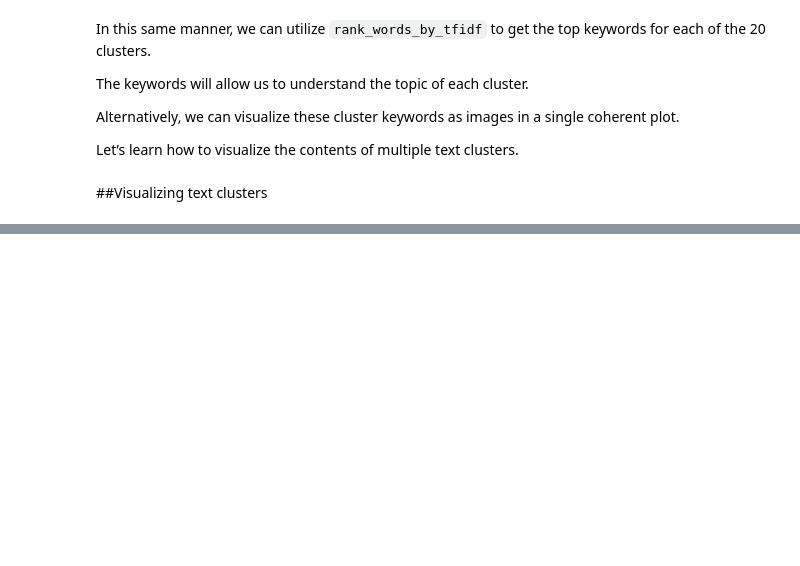
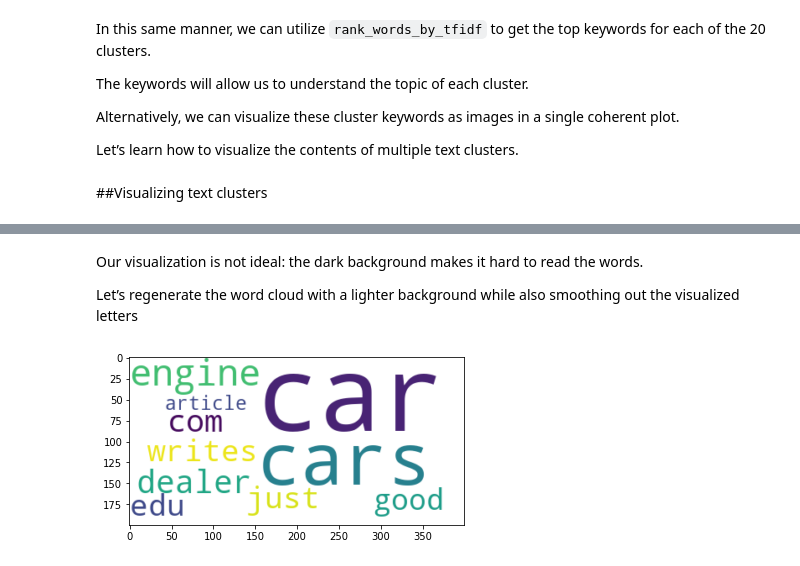
Before and after one commit to rahiakela/data-science-research-and-practice, a Jupyter notebook: data-science-bookcamp/case-study-4--job-resume-improvement/03_large_text_analysis_using_clustering.ipynb, the cells around one changed output, grey strips where cells are left out. Drawn from its saved outputs; the diff is of its cells as text; code cells hidden in the pictures; blank space fills up the shorter version.

```diff
--- a/data-science-bookcamp/case-study-4--job-resume-improvement/03_large_text_analysis_using_clustering.ipynb
+++ b/data-science-bookcamp/case-study-4--job-resume-improvement/03_large_text_analysis_using_clustering.ipynb
@@ -1077,0 +1131,17 @@ Let’s learn how to visualize the contents of multiple text clusters.
+# %% [markdown]
+Our visualization is not ideal: the dark background
+makes it hard to read the words.
+
+Let’s regenerate
+the word cloud with a lighter background while also smoothing out the visualized
+letters
+# %%
+# Improving the word cloud image quality
+cloud_generator = WordCloud(background_color="white", random_state=1)
+
+wordcloud_image = cloud_generator.fit_words(words_to_score)
+
+plt.imshow(wordcloud_image, interpolation="bilinear")
+plt.show()
+# %% [output]
+[figure, added]
```
Also changed, not shown: parts of 13 cells of this notebook.
